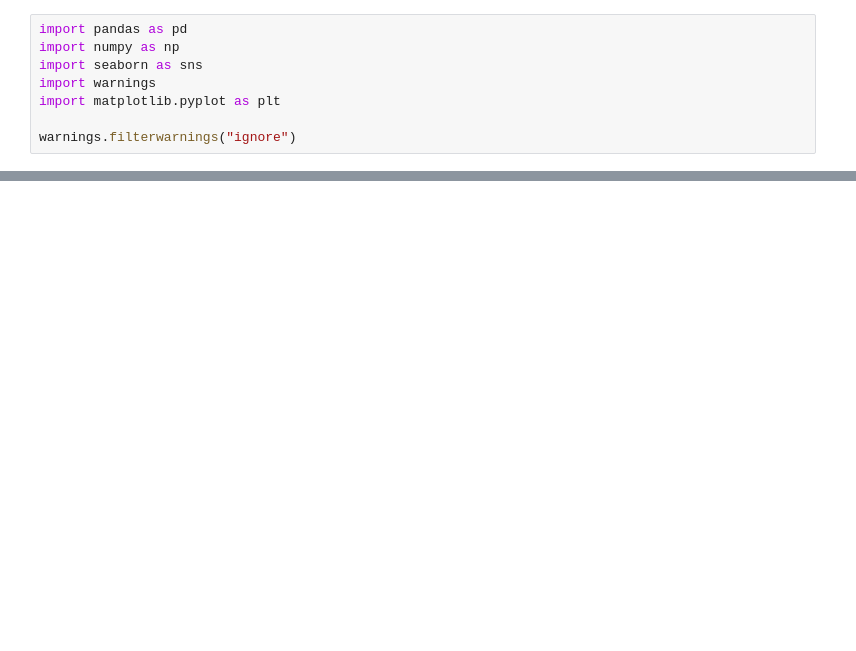
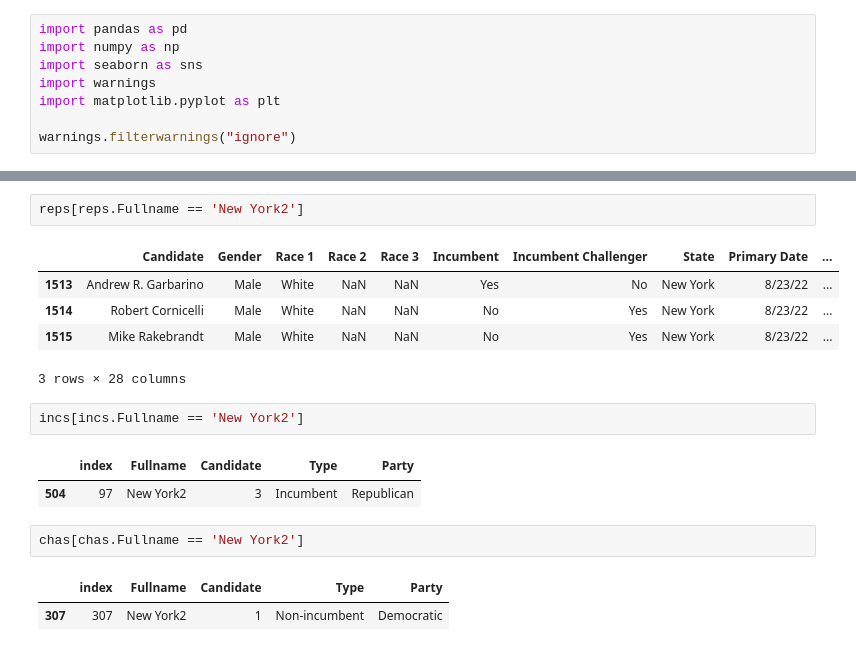
Before and after one commit to sarsong/data102proj, a Jupyter notebook: Noah.ipynb, the cells around one changed output, grey strips where cells are left out. Saved outputs shown, nothing was run; the diff lists cells and outputs as text; blank space fills up the shorter version.

```diff
--- a/Noah.ipynb
+++ b/Noah.ipynb
@@ -133,0 +153,18 @@ allcounts
+# %%
+reps[reps.Fullname == 'New York2']
+# %% [output]
+|  | Candidate | Gender | Race 1 | Race 2 | Race 3 | Incumbent | Incumbent Challenger | State | Primary Date | ... |
+| 1513 | Andrew R. Garbarino | Male | White | NaN | NaN | Yes | No | New York | 8/23/22 | ... |
+| 1514 | Robert Cornicelli | Male | White | NaN | NaN | No | Yes | New York | 8/23/22 | ... |
+| 1515 | Mike Rakebrandt | Male | White | NaN | NaN | No | Yes | New York | 8/23/22 | ... |
+3 rows × 28 columns
+# %%
+incs[incs.Fullname == 'New York2']
+# %% [output]
+|  | index | Fullname | Candidate | Type | Party |
+| 504 | 97 | New York2 | 3 | Incumbent | Republican |
+# %%
+chas[chas.Fullname == 'New York2']
+# %% [output]
+|  | index | Fullname | Candidate | Type | Party |
+| 307 | 307 | New York2 | 1 | Non-incumbent | Democratic |
```
Also changed, not shown: parts of 16 cells of this notebook.
